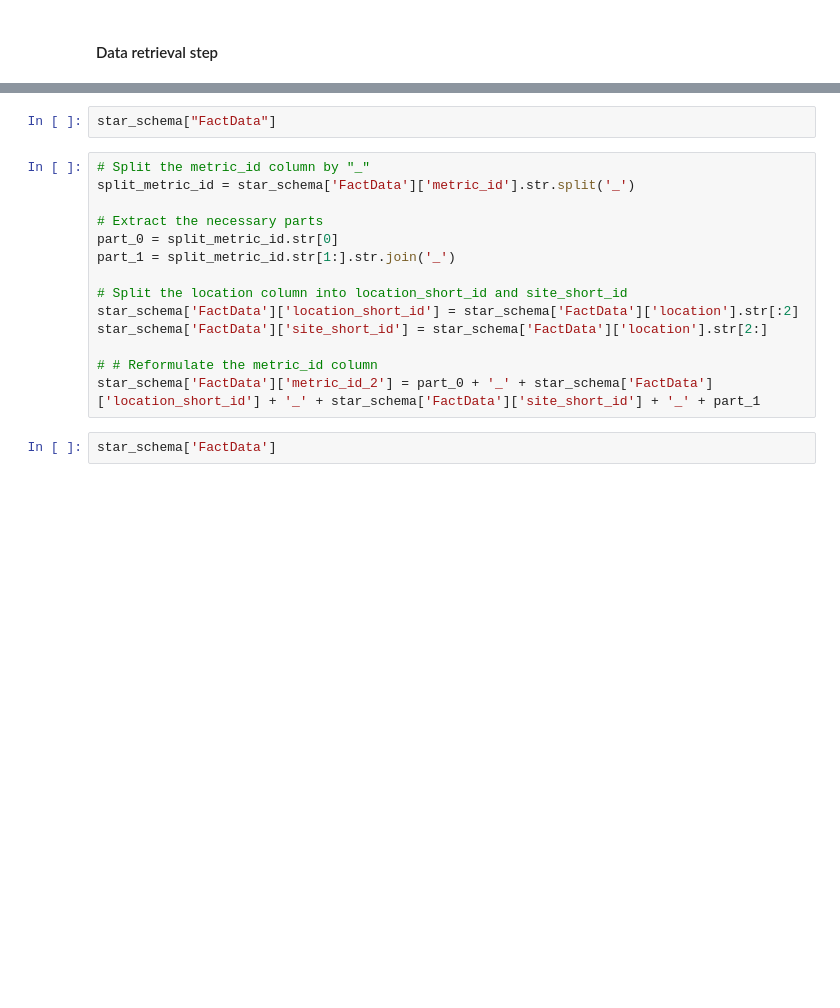
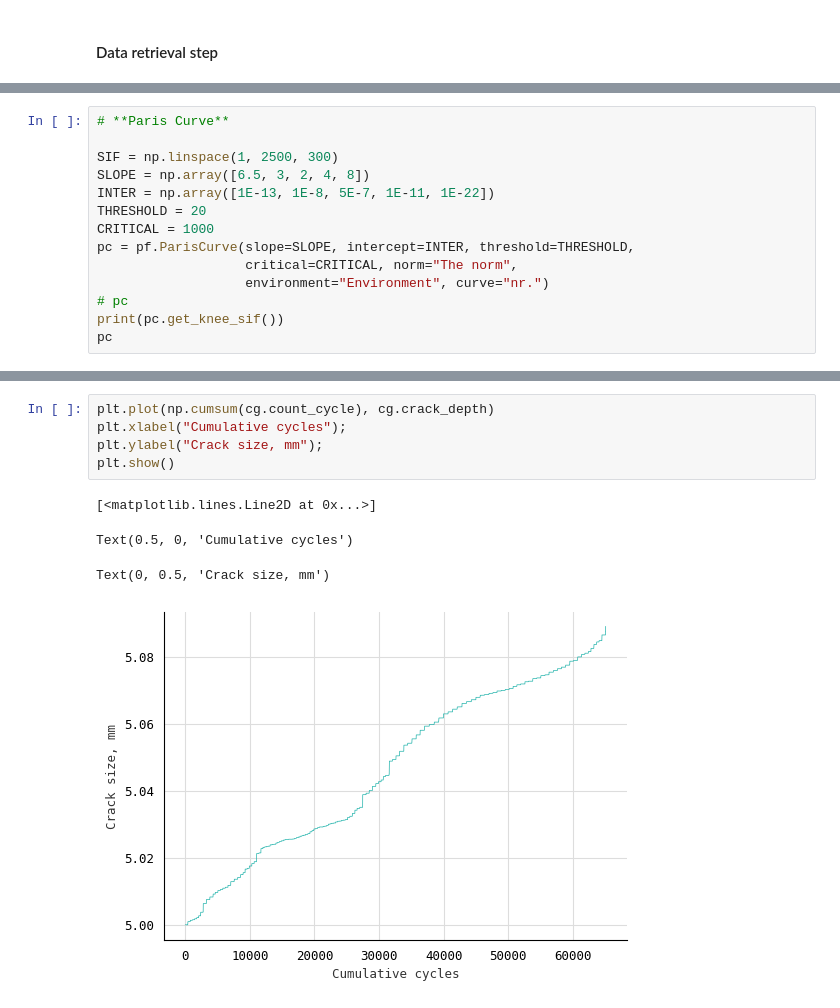
Before and after one commit to OWI-Lab/api-24sea-binder-tutorial, a Jupyter notebook: notebooks/2. Fatigue extra.ipynb, the cells around one changed output, grey strips where cells are left out. Cells and saved outputs as stored; diff of their text form; blank space fills up the shorter version.

```diff
--- a/notebooks/2. Fatigue extra.ipynb
+++ b/notebooks/2. Fatigue extra.ipynb
@@ -147,0 +197,14 @@ star_schema = to_star_schema(df, m_o)
+# %%
+# **Paris Curve**
+
+SIF = np.linspace(1, 2500, 300)
+SLOPE = np.array([6.5, 3, 2, 4, 8])
+INTER = np.array([1E-13, 1E-8, 5E-7, 1E-11, 1E-22])
+THRESHOLD = 20
+CRITICAL = 1000
+pc = pf.ParisCurve(slope=SLOPE, intercept=INTER, threshold=THRESHOLD,
+                   critical=CRITICAL, norm="The norm",
+                   environment="Environment", curve="nr.")
+# pc
+print(pc.get_knee_sif())
+pc
@@ -148,18 +249,10 @@ star_schema = to_star_schema(df, m_o)
 # %%
-star_schema["FactData"]
+plt.plot(np.cumsum(cg.count_cycle), cg.crack_depth)
+plt.xlabel("Cumulative cycles");
+plt.ylabel("Crack size, mm");
+plt.show()
+# %% [output]
+[<matplotlib.lines.Line2D at 0x...>]
+Text(0.5, 0, 'Cumulative cycles')
+Text(0, 0.5, 'Crack size, mm')
+[figure, added]
-# %%
-# Split the metric_id column by "_"
-split_metric_id = star_schema['FactData']['metric_id'].str.split('_')
-
-# Extract the necessary parts
-part_0 = split_metric_id.str[0]
-part_1 = split_metric_id.str[1:].str.join('_')
-
-# Split the location column into location_short_id and site_short_id
-star_schema['FactData']['location_short_id'] = star_schema['FactData']['location'].str[:2]
-star_schema['FactData']['site_short_id'] = star_schema['FactData']['location'].str[2:]
-
-# # Reformulate the metric_id column
-star_schema['FactData']['metric_id_2'] = part_0 + '_' + star_schema['FactData']['location_short_id'] + '_' + star_schema['FactData']['site_short_id'] + '_' + part_1
-# %%
-star_schema['FactData']
```
Also changed, not shown: parts of 27 cells of this notebook, 2 other files.
